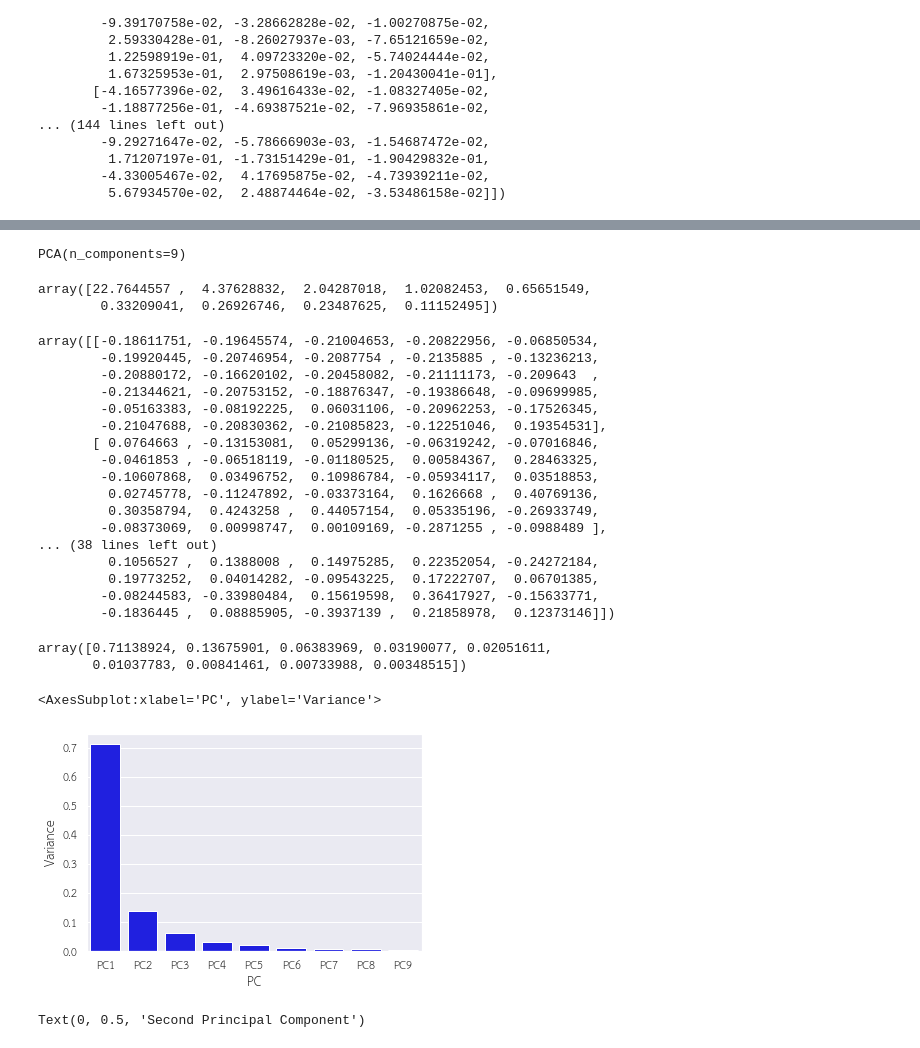
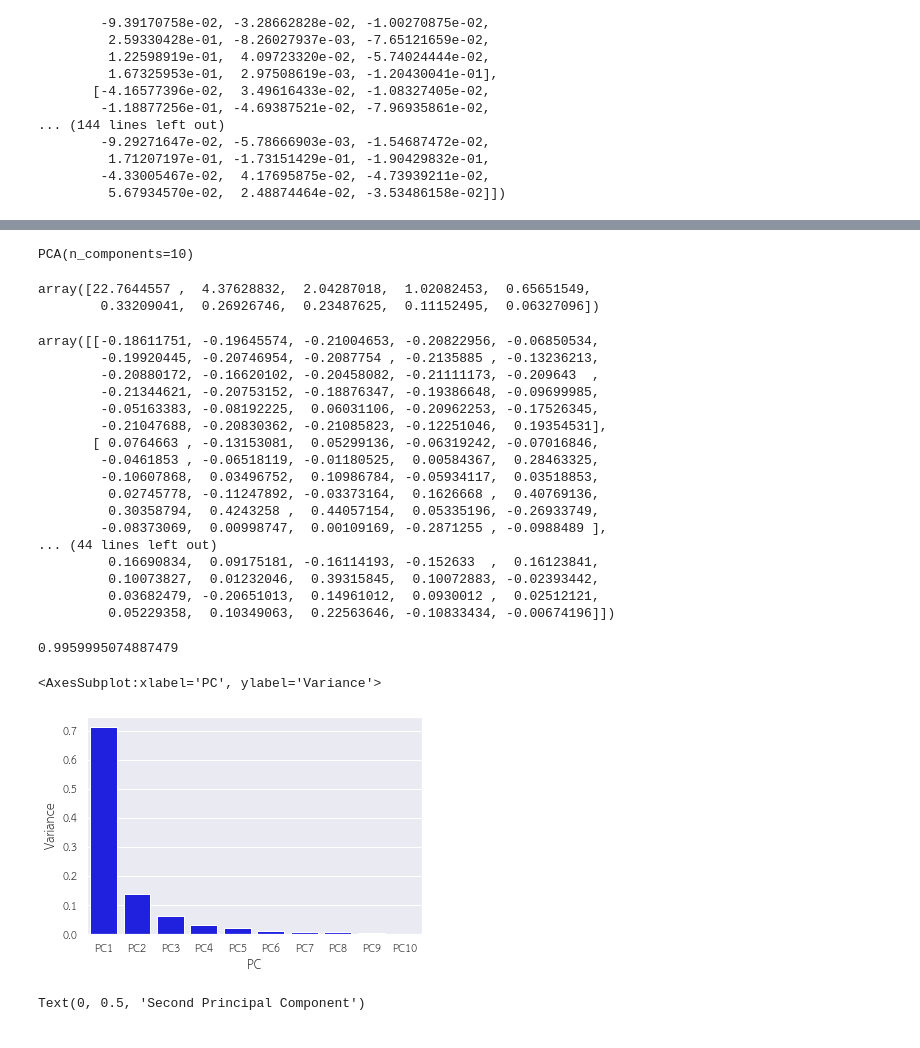
Before and after one commit to pant411/final_stat_pant, a Jupyter notebook: part1_dimen_ayth.ipynb, the cells around one changed output, grey strips where cells are left out. Cells and saved outputs as stored; diff of their text form; code cells hidden in the pictures.

```diff
--- a/part1_dimen_ayth.ipynb
+++ b/part1_dimen_ayth.ipynb
@@ -939,16 +969,16 @@ sns.heatmap(temp_df3,cmap='coolwarm')
 # %%
-num_components=9
-pca9 = PCA(n_components=num_components)
-pca9.fit(sk_scaled_X_train)
+num_components=10
+pca10 = PCA(n_components=num_components)
+pca10.fit(sk_scaled_X_train)
 # %% [output]
-PCA(n_components=9)
+PCA(n_components=10)
 # %%
-pca9.explained_variance_
+pca10.explained_variance_
 # %% [output]
 array([22.7644557 ,  4.37628832,  2.04287018,  1.02082453,  0.65651549,
-        0.33209041,  0.26926746,  0.23487625,  0.11152495])
+        0.33209041,  0.26926746,  0.23487625,  0.11152495,  0.06327096])
 # %%
-pca9.components_
+pca10.components_
 # %% [output]
 array([[-0.18611751, -0.19645574, -0.21004653, -0.20822956, -0.06850534,
         -0.19920445, -0.20746954, -0.2087754 , -0.2135885 , -0.13236213,
@@ -962,21 +992,21 @@ array([[-0.18611751, -0.19645574, -0.21004653, -0.20822956, -0.06850534,
          0.02745778, -0.11247892, -0.03373164,  0.1626668 ,  0.40769136,
          0.30358794,  0.4243258 ,  0.44057154,  0.05335196, -0.26933749,
         -0.08373069,  0.00998747,  0.00109169, -0.2871255 , -0.0988489 ],
-... (38 lines left out)
-         0.1056527 ,  0.1388008 ,  0.14975285,  0.22352054, -0.24272184,
-         0.19773252,  0.04014282, -0.09543225,  0.17222707,  0.06701385,
-        -0.08244583, -0.33980484,  0.15619598,  0.36417927, -0.15633771,
-        -0.1836445 ,  0.08885905, -0.3937139 ,  0.21858978,  0.12373146]])
+... (44 lines left out)
+         0.16690834,  0.09175181, -0.16114193, -0.152633  ,  0.16123841,
+         0.10073827,  0.01232046,  0.39315845,  0.10072883, -0.02393442,
+         0.03682479, -0.20651013,  0.14961012,  0.0930012 ,  0.02512121,
+         0.05229358,  0.10349063,  0.22563646, -0.10833434, -0.00674196]])
-# %%
-pca9.explained_variance_ratio_
-# %% [output]
-array([0.71138924, 0.13675901, 0.06383969, 0.03190077, 0.02051611,
-       0.01037783, 0.00841461, 0.00733988, 0.00348515])
+# %%
+pca10.explained_variance_ratio_
+np.sum(pca10.explained_variance_ratio_)
+# %% [output]
+0.9959995074887479
 # %%
-temp_df = pd.DataFrame({'Variance':pca9.explained_variance_ratio_,
-                        'PC':['PC1','PC2','PC3','PC4','PC5','PC6','PC7','PC8','PC9']})
+temp_df = pd.DataFrame({'Variance':pca10.explained_variance_ratio_,
+                        'PC':['PC1','PC2','PC3','PC4','PC5','PC6','PC7','PC8','PC9','PC10']})
 sns.barplot(x='PC',y="Variance", data=temp_df, color="blue")
 # %% [output]
 <AxesSubplot:xlabel='PC', ylabel='Variance'>
-[figure, old version]
+[figure, new version]
 # %%
```
Also changed, not shown: parts of 12 cells of this notebook, 10 other files.
